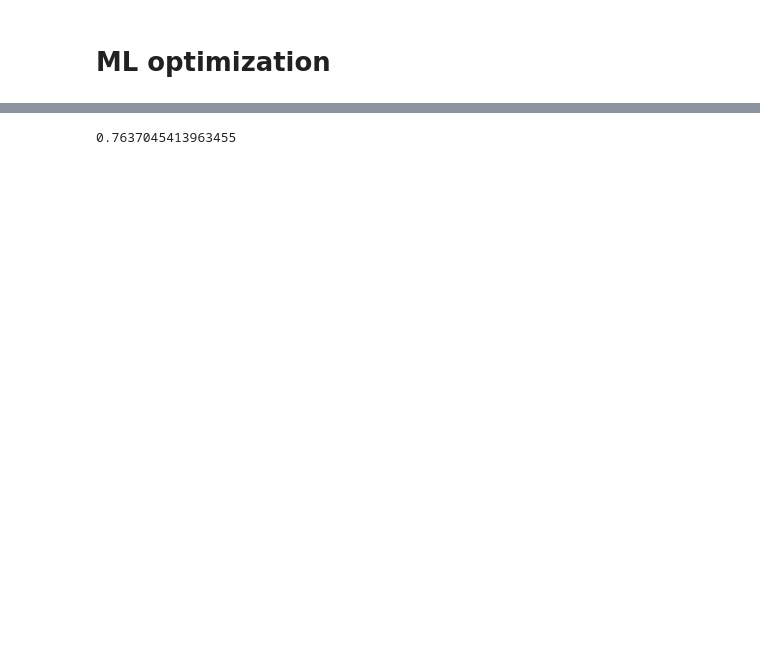
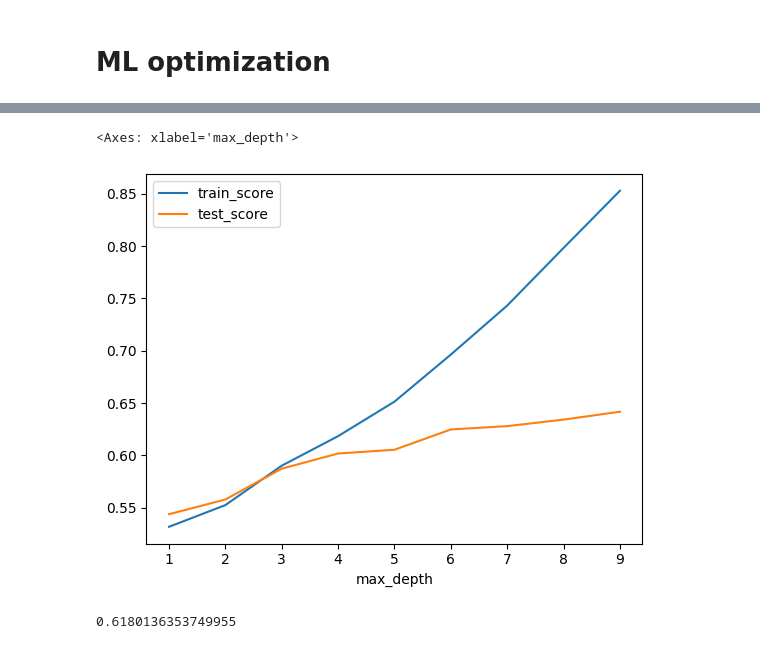
Before and after one commit to tristanpadiou/Group-Project-2, a Jupyter notebook: WineRatingDeepAnalysis.ipynb, the cells around one changed output, grey strips where cells are left out. Saved outputs shown, nothing was run; the diff lists cells and outputs as text; code cells hidden in the pictures; blank space fills up the shorter version.

```diff
--- a/WineRatingPrediction.ipynb
+++ b/WineRatingDeepAnalysis.ipynb
@@ -484,5 +490,5 @@ models_df.plot(x='max_depth')
 # %%
-model = RandomForestClassifier(n_estimators=500, max_depth=3)
+model = RandomForestClassifier(n_estimators=500, max_depth=5)
 model.fit(X_train_orig, y_train_orig)
 y_test_pred = model.predict(X_test_orig)
 y_train_pred=model.predict(X_train_orig)
@@ -578,9 +586,30 @@ Classification Report - SMOTE(random_state=1)
 # %%
+# resampling model chosen smote
 smote=SMOTE(random_state=1, sampling_strategy='auto')
-X_resampled, y_resampled = sample.fit_resample(X_train_orig, y_train_orig)
-cc_model = RandomForestClassifier()
-cc_model.fit(X_resampled, y_resampled)
-cc_y_pred = cc_model.predict(X_test_orig)
-print(balanced_accuracy_score(y_test_orig, cc_y_pred))
+X_resampled, y_resampled = smote.fit_resample(X_train_orig, y_train_orig)
-# %% [output]
-0.7637045413963455
+# %%
+models2 = {'train_score': [], 'test_score': [], 'max_depth': []}
+
+for depth in range(1,10):
+    models2['max_depth'].append(depth)
+    model2 = RandomForestClassifier(n_estimators=500, max_depth=depth)
+    model2.fit(X_resampled, y_resampled)
+    y_test_pred = model2.predict(X_test_orig)
+    y_train_pred = model2.predict(X_resampled)
+
+    models2['train_score'].append(balanced_accuracy_score(y_resampled, y_train_pred))
+    models2['test_score'].append(balanced_accuracy_score(y_test_orig, y_test_pred))
+
+models2_df = pd.DataFrame(models2)
+# %%
+models2_df.plot(x='max_depth')
+# %% [output]
+<Axes: xlabel='max_depth'>
+[figure, added]
+# %%
+cc_model = RandomForestClassifier(max_depth=5)
+cc_model.fit(X_resampled, y_resampled)
+cc_y_pred = cc_model.predict(X_test_orig)
+print(balanced_accuracy_score(y_test_orig, cc_y_pred))
+# %% [output]
+0.6180136353749955
```
Also changed, not shown: parts of 19 cells of this notebook, 3 other files.
